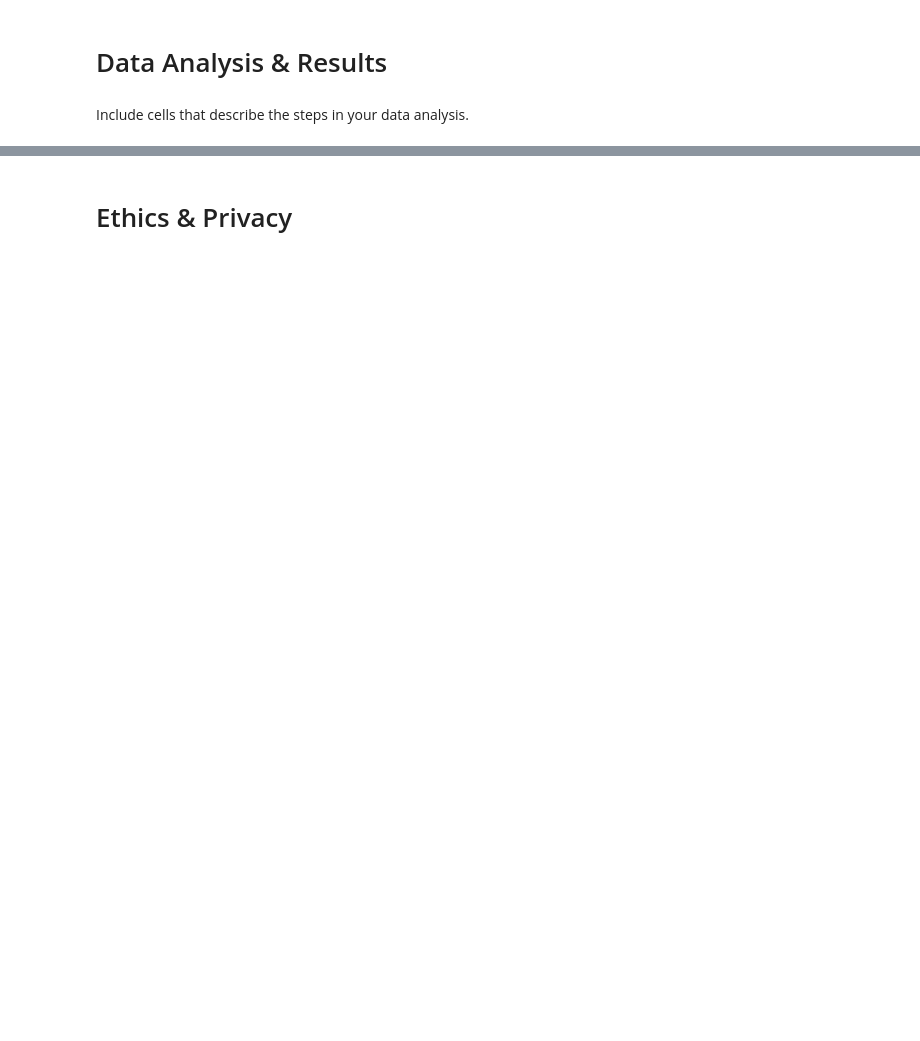
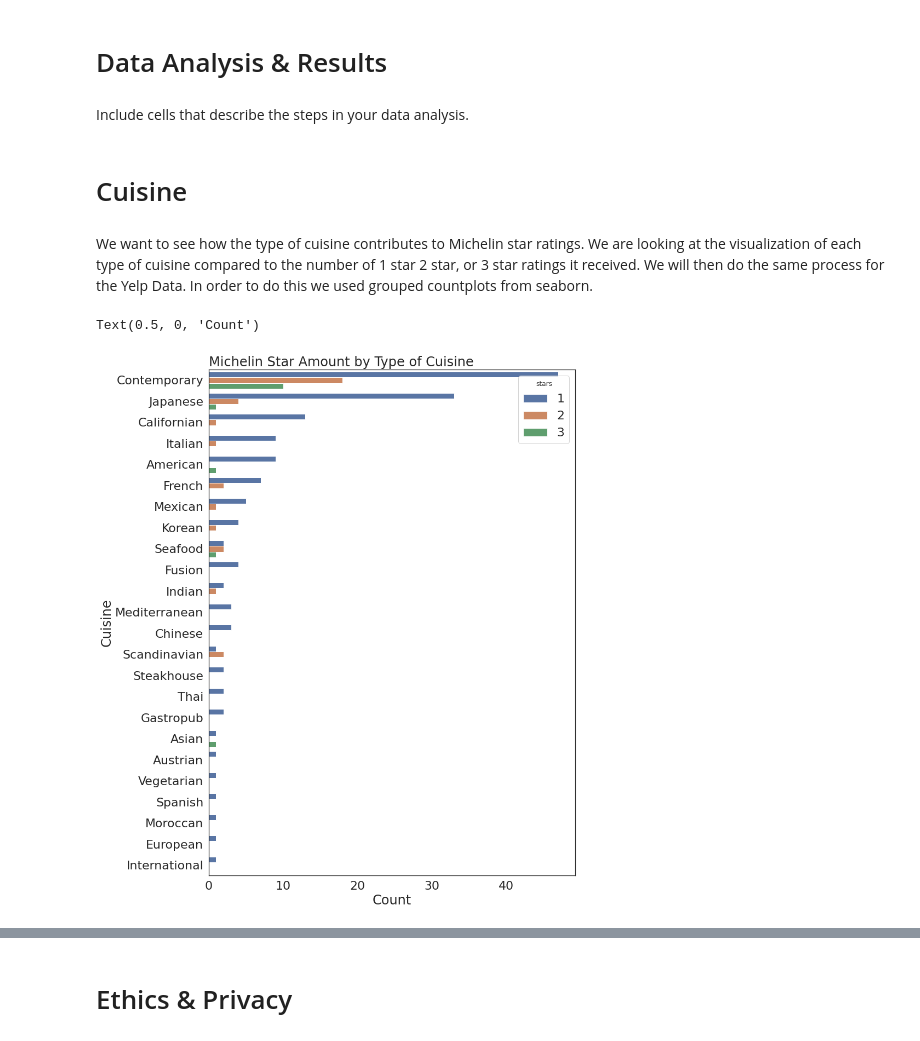
Before and after one commit to howardk1m/Michelin-Stars-108, a Jupyter notebook: FinalProject_group65.ipynb, the cells around one changed output, grey strips where cells are left out. Cells and saved outputs as stored; diff of their text form; code cells hidden in the pictures; blank space fills up the shorter version.

```diff
--- a/FinalProject_group65.ipynb
+++ b/FinalProject_group65.ipynb
@@ -67,0 +232,20 @@ Describe your data cleaning steps here.
+# %%
+one_df['stars'] = 1
+  # label our one starred restaurants
+two_df['stars'] = 2
+  # label our two starred restaurants
+three_df['stars'] = 3
+  # label our three starred restaurants
+concatList = [one_df,two_df,three_df]
+mich_df = pd.concat(concatList)
+  # combine our three dataframes into a single dataframe for Michelin restaurants
+
+mich_df['region'].value_counts()
+  # see all our regions inside Michelin regions column
+main_df = mich_df[(mich_df.region == 'California') | (mich_df.region == 'New York City') | (mich_df.region == 'Washington DC') | (mich_df.region == 'Chicago')]
+  # include only regions from United States
+main_df = main_df.drop(columns=['year', 'zipCode', 'url', 'region'])
+  # drop columns that are unnecessary or redundant
+main_df.reset_index(inplace=True, drop=True)
+  # reset index
+main_df
@@ -67,0 +268,8 @@ Describe your data cleaning steps here.
+# %%
+def standardize_price(price):
+    if '$' in price:
+        return len(price)
+    else:
+        return np.nan
+
+main_df['price'] = main_df['price'].apply(standardize_price)
@@ -74,0 +413,23 @@ Include cells that describe the steps in your data analysis.
+# %% [markdown]
+# Cuisine
+# %% [markdown]
+We want to see how the type of cuisine contributes to Michelin star ratings. We are looking at the visualization of each type of cuisine compared to the number of 1 star 2 star, or 3 star ratings it received. We will then do the same process for the Yelp Data. In order to do this we used grouped countplots from seaborn.
+# %%
+#we want compare the number and types of stars earned to the type of cuisine for the Michelin data we will make a group barplot
+
+#Set the parameters for the graph
+plt.rcParams['figure.figsize'] = (12, 17)
+sns.set(font_scale=2.0, style="white")
+
+#Enter the data the graph will show
+#make graph horizantal so it is easier to view
+mich_cus = sns.countplot(y = 'cuisine', hue = 'stars',
+              data = main_df, order = main_df['cuisine'].value_counts().index  )
+
+#Label the graph
+mich_cus.set_title('Michelin Star Amount by Type of Cuisine', loc='left')
+mich_cus.set_ylabel('Cuisine')
+mich_cus.set_xlabel('Count')
+# %% [output]
+Text(0.5, 0, 'Count')
+[figure, added]
```
Also changed, not shown: parts of 121 cells of this notebook.
